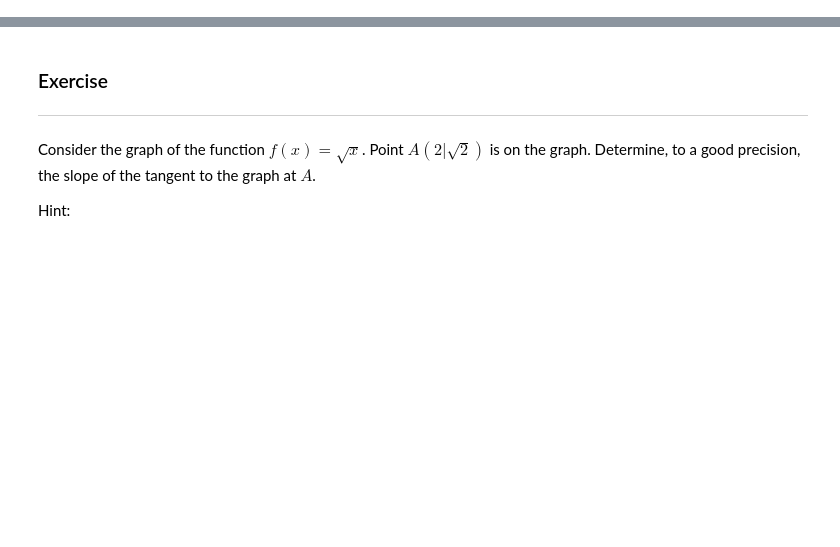
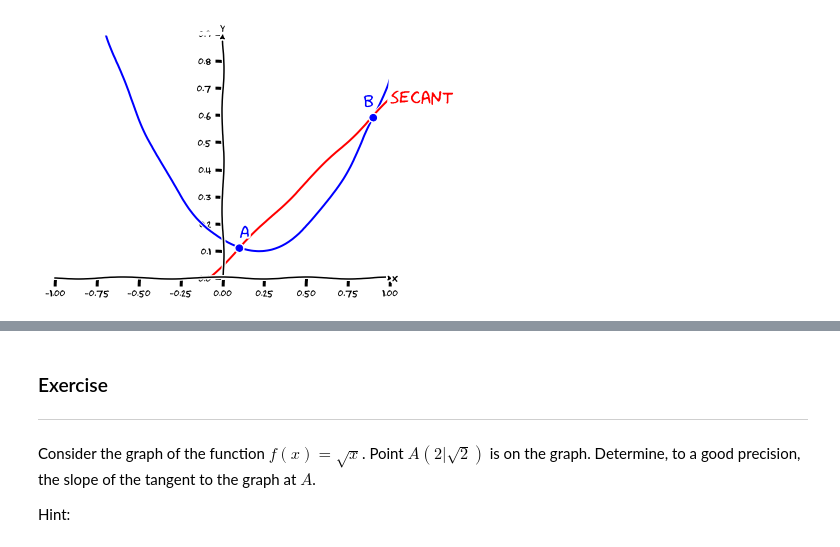
Before and after one commit to mathbit/mathnotes_book, a Jupyter notebook: content/Calculus/section3_secants.ipynb, the cells around one changed output, grey strips where cells are left out. Saved outputs shown, nothing was run; the diff lists cells and outputs as text; code cells hidden in the pictures; blank space fills up the shorter version.

```diff
--- a/content/Calculus/section3_secants.ipynb
+++ b/content/Calculus/section3_secants.ipynb
@@ -12,0 +15,50 @@ plt.show()
+# %%
+plt.rcParams["figure.figsize"] = (6, 4.5)
+fig, ax = plt.subplots(1, 1) #ax is 2x2 matrix
+
+def pow(x):
+    return np.power(x-0.2,2)+0.1
+
+def powPrime(x):
+    return 2*(x-0.2)
+
+
+def g(ax):
+    #plot graph "pow"
+    x = np.linspace(-1,1, num = 100)
+    ax.plot(x, pow(x), 'blue')
+    ax.set_ylim((0,0.9))
+    ax.set_xlim((-1,1))
+    bit.formatAxes(ax)
+    bit.formatAxes(ax)
+
+    #plot secant through A and B
+    Ax = 0.1
+    Ay = pow(Ax)
+    Bx = 0.9
+    By = pow(Bx)
+    x = np.linspace(-0.1,1.4, num = 2)
+    ax.plot(x,(By-Ay)/(Bx-Ay)*x+0.05,'-', color='red')
+    ax.text(1,0.65,'secant', color='red', size = 18)
+    ax.plot(Ax,Ay, 'bo')
+    ax.text(Ax,Ay+0.05,'A', color='blue', size = 18)
+    ax.plot(Bx,By, 'bo')
+    ax.text(Bx-0.06,By+0.05,'B', color='blue', size = 18)
+
+
+    #plot tangent
+    #al = powPrime(0.6)
+    #b = pow(0.6)-al*0.6
+    #x = np.linspace(-1,1, num = 2)
+    #ax.plot(x,al*x+b,'b', linestyle="--")
+
+    #ax.plot(0.6,pow(0.6), 'bo')
+    #ax.text(0.4,1.05*pow(0.6),'A', color='blue', size = 18)
+    #ax.text(1.05,1.05*pow(0.6),'tangent', color='blue', size = 18)
+
+    #plot secant
+
+
+g(ax)
+# %% [output]
+[figure, added]
```
Also changed, not shown: parts of 3 cells of this notebook.
